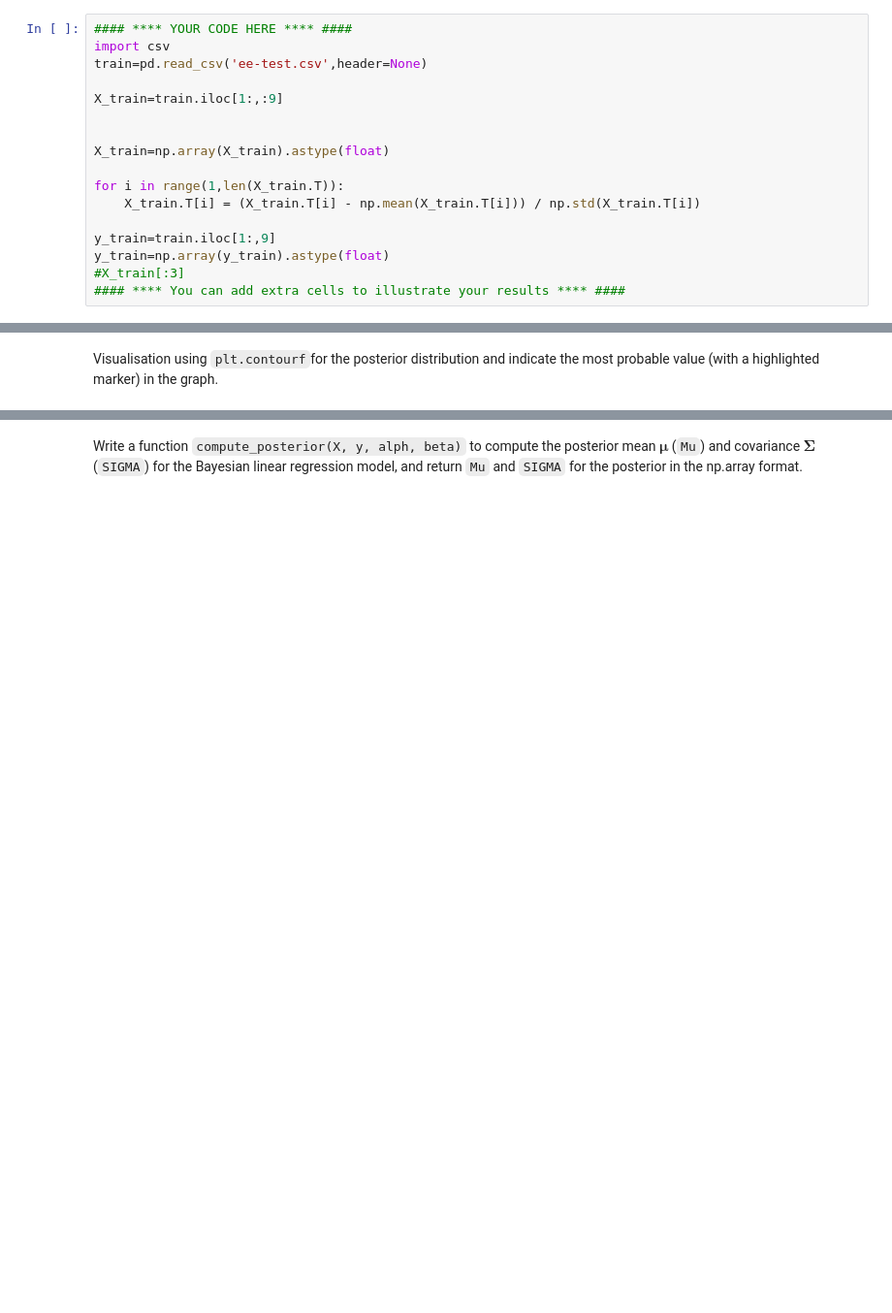
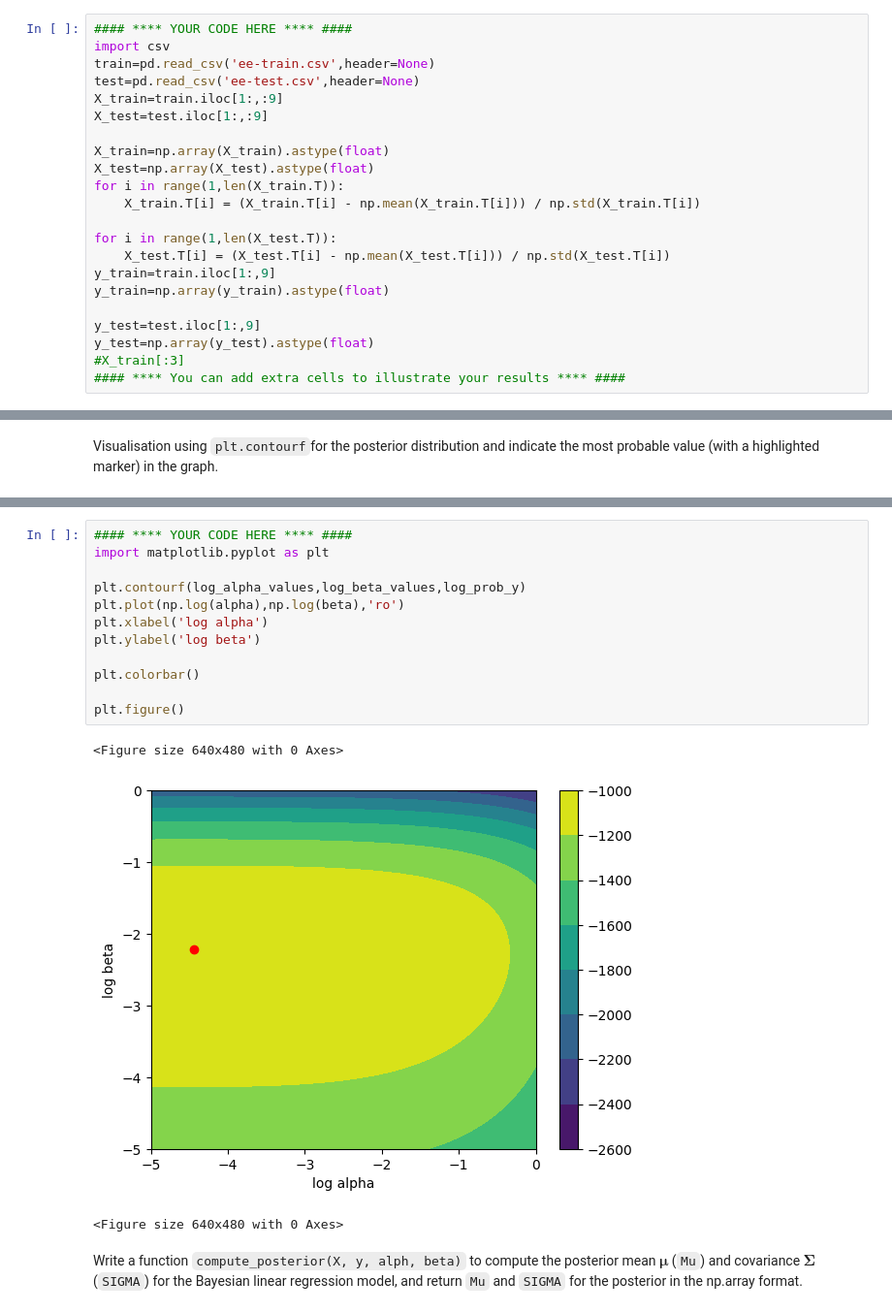
Before and after one commit to rwitobaansheikh/Bayesian_Final_project, a Jupyter notebook: CM50268 BML Final Project 2024/CM50268 BML_Final_Project.ipynb, the cells around one changed output, grey strips where cells are left out. Shown: that part at 97% size. Saved outputs shown, nothing was run; the diff lists cells and outputs as text; blank space fills up the shorter version.

```diff
--- a/CM50268 BML Final Project 2024/CM50268 BML_Final_Project.ipynb
+++ b/CM50268 BML Final Project 2024/CM50268 BML_Final_Project.ipynb
@@ -50,18 +50,23 @@ Undertake an initial exploratory analysis of the training data and summarise. Co
 # %%
 #### **** YOUR CODE HERE **** ####
 import csv
-train=pd.read_csv('ee-test.csv',header=None)
-
+train=pd.read_csv('ee-train.csv',header=None)
+test=pd.read_csv('ee-test.csv',header=None)
 X_train=train.iloc[1:,:9]
-
+X_test=test.iloc[1:,:9]
 
 X_train=np.array(X_train).astype(float)
-
+X_test=np.array(X_test).astype(float)
 for i in range(1,len(X_train.T)):
     X_train.T[i] = (X_train.T[i] - np.mean(X_train.T[i])) / np.std(X_train.T[i])
 
+for i in range(1,len(X_test.T)):
+    X_test.T[i] = (X_test.T[i] - np.mean(X_test.T[i])) / np.std(X_test.T[i])
 y_train=train.iloc[1:,9]
 y_train=np.array(y_train).astype(float)
+
+y_test=test.iloc[1:,9]
+y_test=np.array(y_test).astype(float)
 #X_train[:3]
 #### **** You can add extra cells to illustrate your results **** ####
 # %%
@@ -219,2 +190,18 @@ plt.show()
+# %%
+#### **** YOUR CODE HERE **** ####
+import matplotlib.pyplot as plt
+
+plt.contourf(log_alpha_values,log_beta_values,log_prob_y)
+plt.plot(np.log(alpha),np.log(beta),'ro')
+plt.xlabel('log alpha')
+plt.ylabel('log beta')
+
+plt.colorbar()
+
+plt.figure()
+# %% [output]
+<Figure size 640x480 with 0 Axes>
+[figure, added]
+<Figure size 640x480 with 0 Axes>
 # %% [markdown]
 Write a function `compute_posterior(X, y, alph, beta)`  to compute the posterior mean $\mathbf{\mu}$ (`Mu`) and covariance $\mathbf{\Sigma}$ (`SIGMA`) for the Bayesian linear regression model, and return `Mu` and `SIGMA` for the posterior in the np.array format.
```
Also changed, not shown: parts of 8 cells of this notebook.
